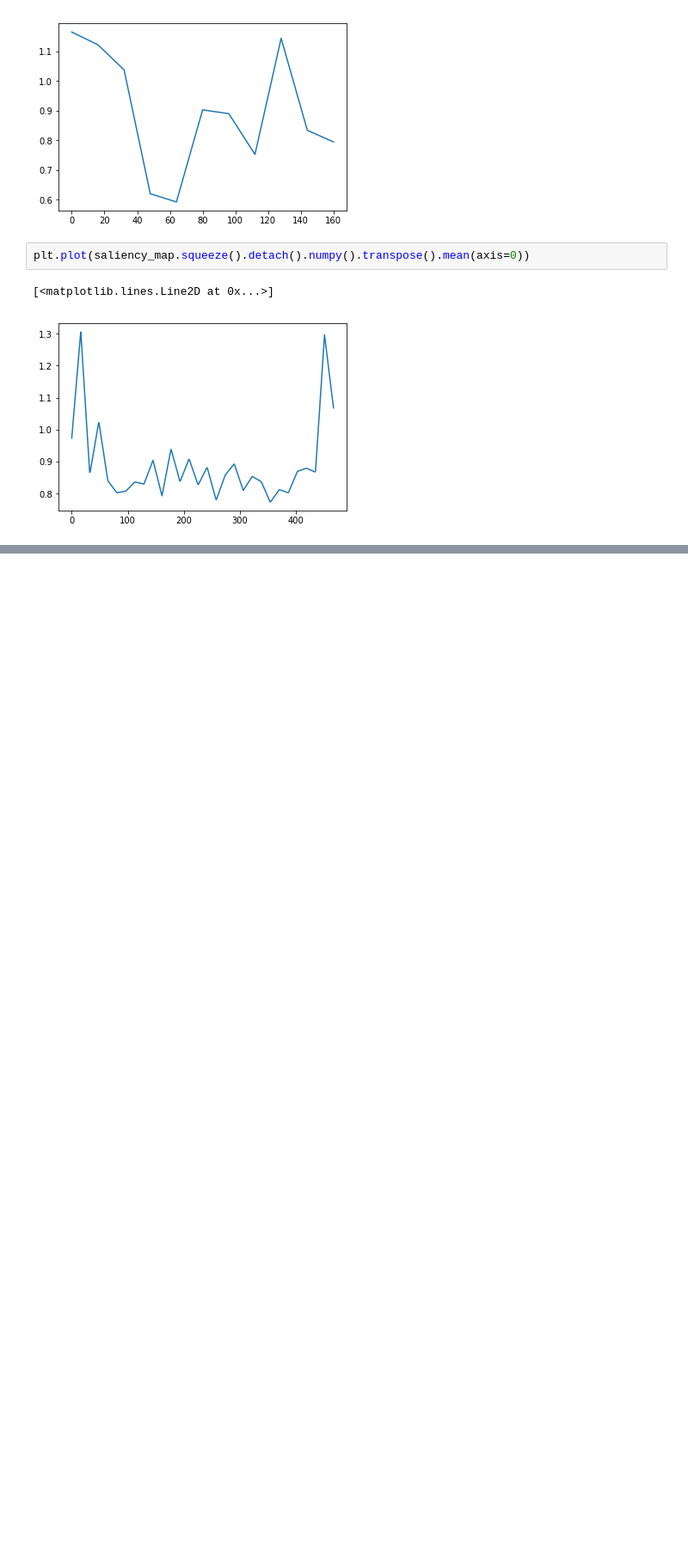
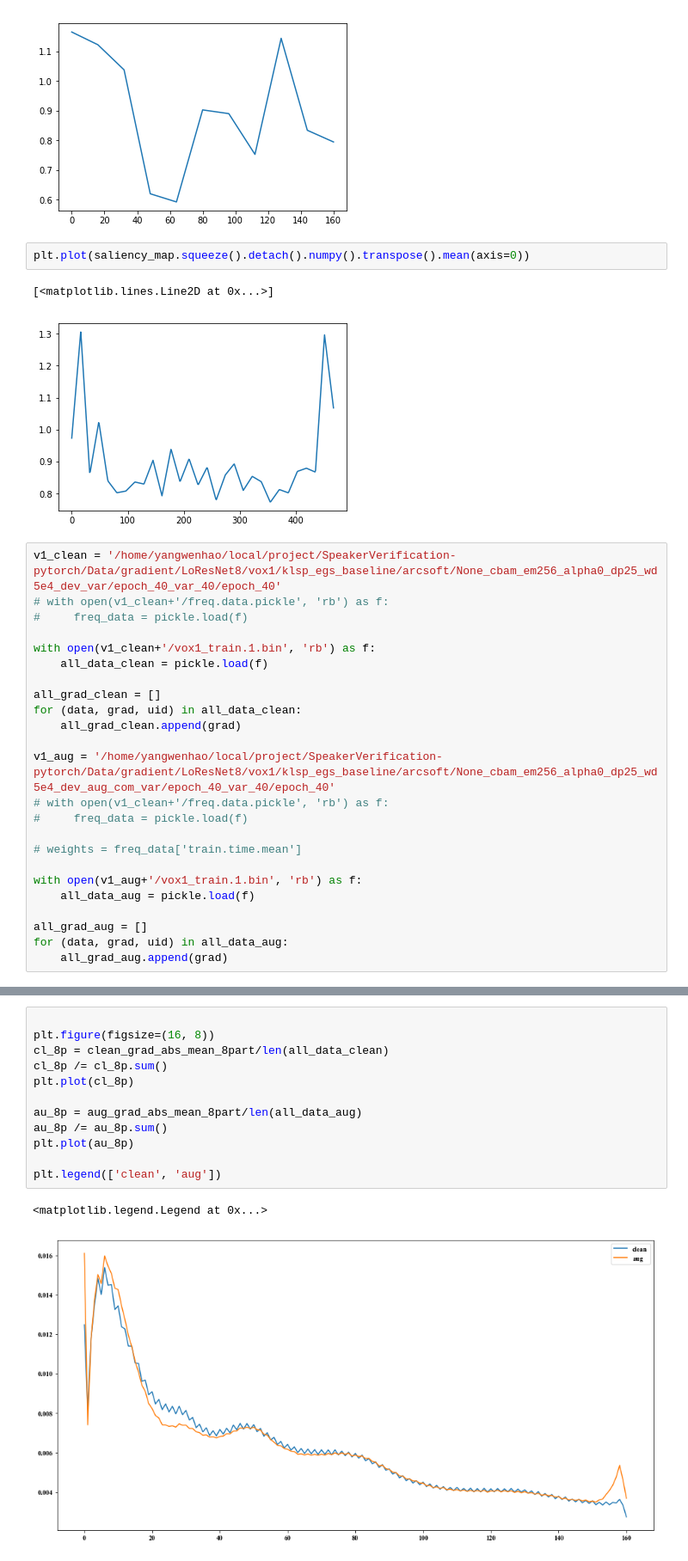
Before and after one commit to Wenhao-Yang/SpeakerVerifiaction-pytorch, a Jupyter notebook: Misc/hook_conv_lores_aug.ipynb, the cells around one changed output, grey strips where cells are left out. Shown at 86% size. Drawn from its saved outputs; the diff is of its cells as text; blank space fills up the shorter version.

```diff
--- a/Misc/hook_conv_lores_aug.ipynb
+++ b/Misc/hook_conv_lores_aug.ipynb
@@ -417,3 +417,27 @@ plt.plot(saliency_map.squeeze().detach().numpy().transpose().mean(axis=0))
 # %% [output]
 [<matplotlib.lines.Line2D at 0x...>]
 [figure]
+# %%
+v1_clean = '/home/yangwenhao/local/project/SpeakerVerification-pytorch/Data/gradient/LoResNet8/vox1/klsp_egs_baseline/arcsoft/None_cbam_em256_alpha0_dp25_wd5e4_dev_var/epoch_40_var_40/epoch_40'
+# with open(v1_clean+'/freq.data.pickle', 'rb') as f:
+#     freq_data = pickle.load(f)
+
+with open(v1_clean+'/vox1_train.1.bin', 'rb') as f:
+    all_data_clean = pickle.load(f)
+
+all_grad_clean = []
+for (data, grad, uid) in all_data_clean:
+    all_grad_clean.append(grad)
+
+v1_aug = '/home/yangwenhao/local/project/SpeakerVerification-pytorch/Data/gradient/LoResNet8/vox1/klsp_egs_baseline/arcsoft/None_cbam_em256_alpha0_dp25_wd5e4_dev_aug_com_var/epoch_40_var_40/epoch_40'
+# with open(v1_clean+'/freq.data.pickle', 'rb') as f:
+#     freq_data = pickle.load(f)
+
+# weights = freq_data['train.time.mean']
+
+with open(v1_aug+'/vox1_train.1.bin', 'rb') as f:
+    all_data_aug = pickle.load(f)
+
+all_grad_aug = []
+for (data, grad, uid) in all_data_aug:
+    all_grad_aug.append(grad)
@@ -420 +595,16 @@ plt.plot(saliency_map.squeeze().detach().numpy().transpose().mean(axis=0))
+# %%
+
+plt.figure(figsize=(16, 8))
+cl_8p = clean_grad_abs_mean_8part/len(all_data_clean)
+cl_8p /= cl_8p.sum()
+plt.plot(cl_8p)
+
+au_8p = aug_grad_abs_mean_8part/len(all_data_aug)
+au_8p /= au_8p.sum()
+plt.plot(au_8p)
+
+plt.legend(['clean', 'aug'])
+# %% [output]
+<matplotlib.legend.Legend at 0x...>
+[figure, added]
 # %%
```
Also changed, not shown: parts of 9 cells of this notebook.
